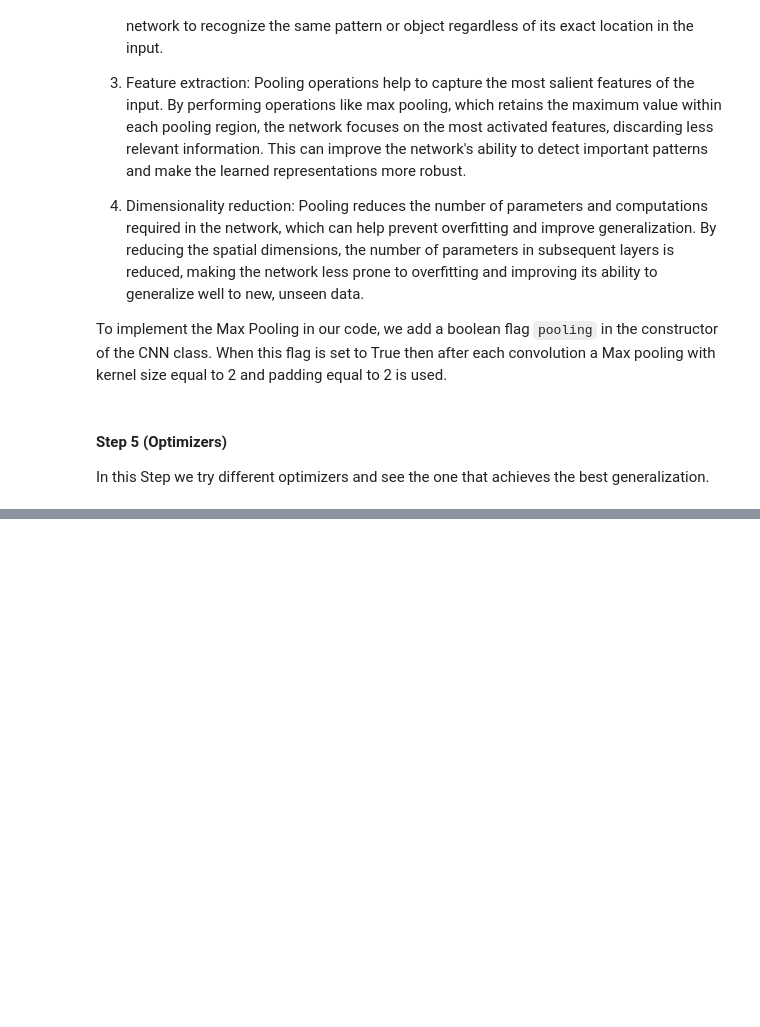
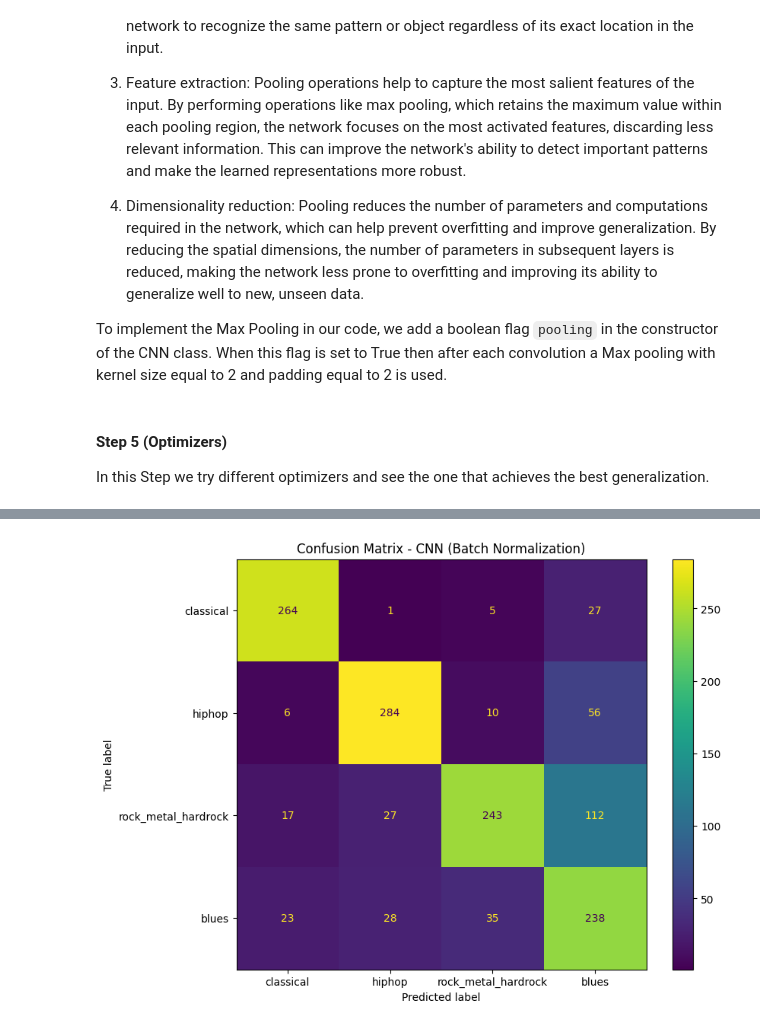
Before and after one commit to ChrisNick92/music-genre-classification, a Jupyter notebook: main.ipynb, the cells around one changed output, grey strips where cells are left out. Drawn from its saved outputs; the diff is of its cells as text; code cells hidden in the pictures; blank space fills up the shorter version.

```diff
--- a/main.ipynb
+++ b/main.ipynb
@@ -320,0 +352,17 @@ results
+# %%
+for run in range(1, 3):
+    torch.manual_seed(2147483647)
+    model = CNN(pooling=True).to(device)
+    optim = torch.optim.SGD(model.parameters(), lr=learning_rate)
+    loss, f1, acc, _ = train_and_validate(
+        model=model,
+        epochs=EPOCHS,
+        train_dloader=train_dloader,
+        val_dloader=val_dloader,
+        test_dloader=test_dloader,
+        optim=optim,
+        loss_fn=loss_fn,
+        device=device,
+        reproducibility=True
+    )
+    print(f'Run {run} --> Loss: {loss} | F1 score: {f1} | Accuracy: {acc}')
@@ -320,0 +485,22 @@ results
+# %%
+from torch.optim.lr_scheduler import ExponentialLR
+
+torch.manual_seed(2147483647)
+
+model = CNN(pooling=True, activation='ELU', batchnorm=True).to(device)
+optim = SGD(model.parameters(), lr=learning_rate)
+scheduler = ExponentialLR(optim, gamma=0.9)
+
+loss, f1, acc, cm = train_and_validate(
+    model=model,
+    epochs=EPOCHS,
+    train_dloader=train_dloader,
+    val_dloader=val_dloader,
+    test_dloader=test_dloader,
+    optim=optim,
+    loss_fn=loss_fn,
+    device=device,
+    reproducibility=True,
+    scheduler=scheduler,
+    verbose=True
+)
@@ -320,0 +529,8 @@ results
+# %%
+fig, ax = plt.subplots(figsize = (9, 7))
+img = ConfusionMatrixDisplay(cm, display_labels=['classical', 'hiphop', 'rock_metal_hardrock', 'blues'])
+img.plot(ax=ax)
+ax.set_title('Confusion Matrix - CNN (Batch Normalization)')
+plt.show()
+# %% [output]
+[figure, added]
```
Also changed, not shown: parts of 42 cells of this notebook, 2 other files.
